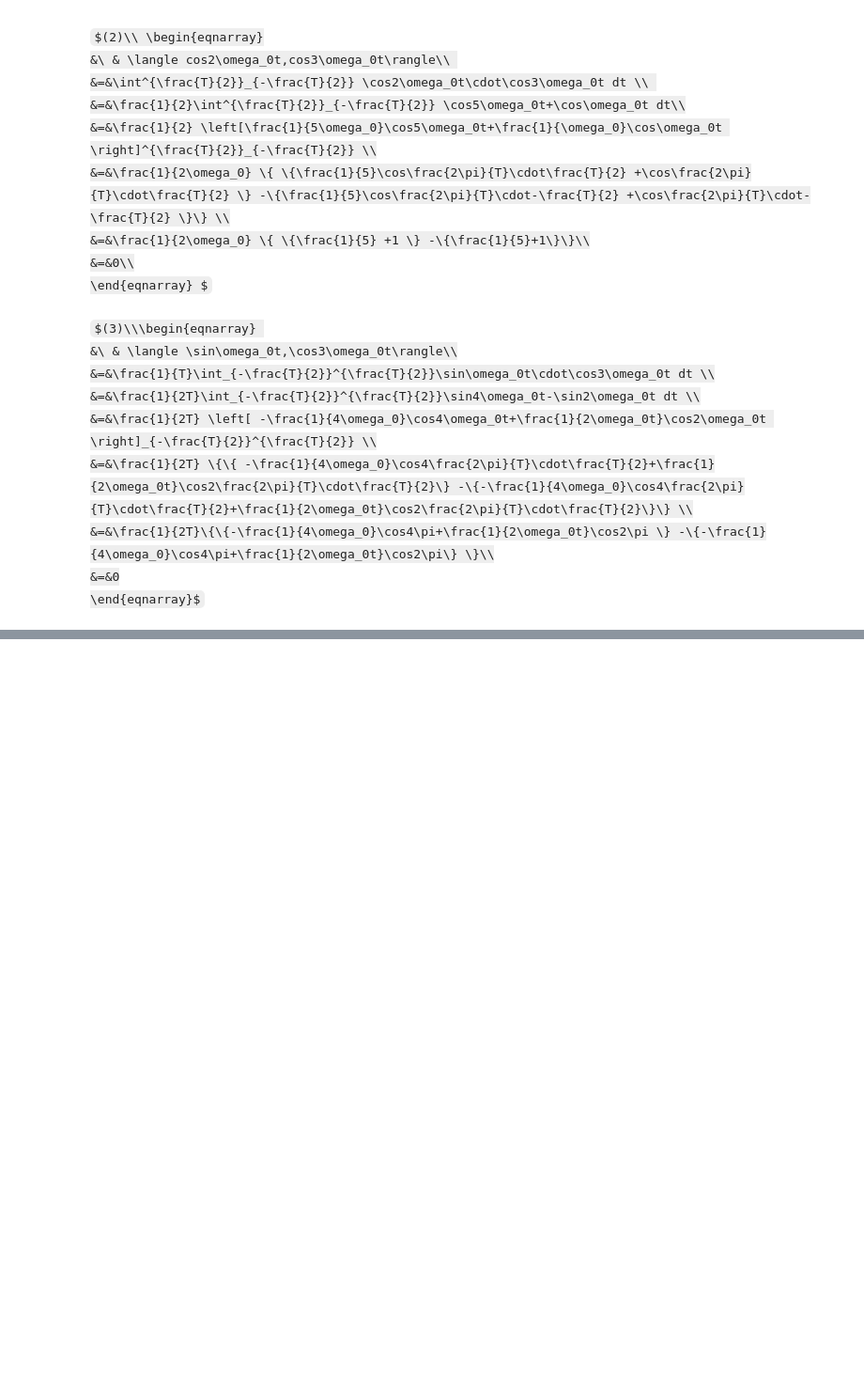
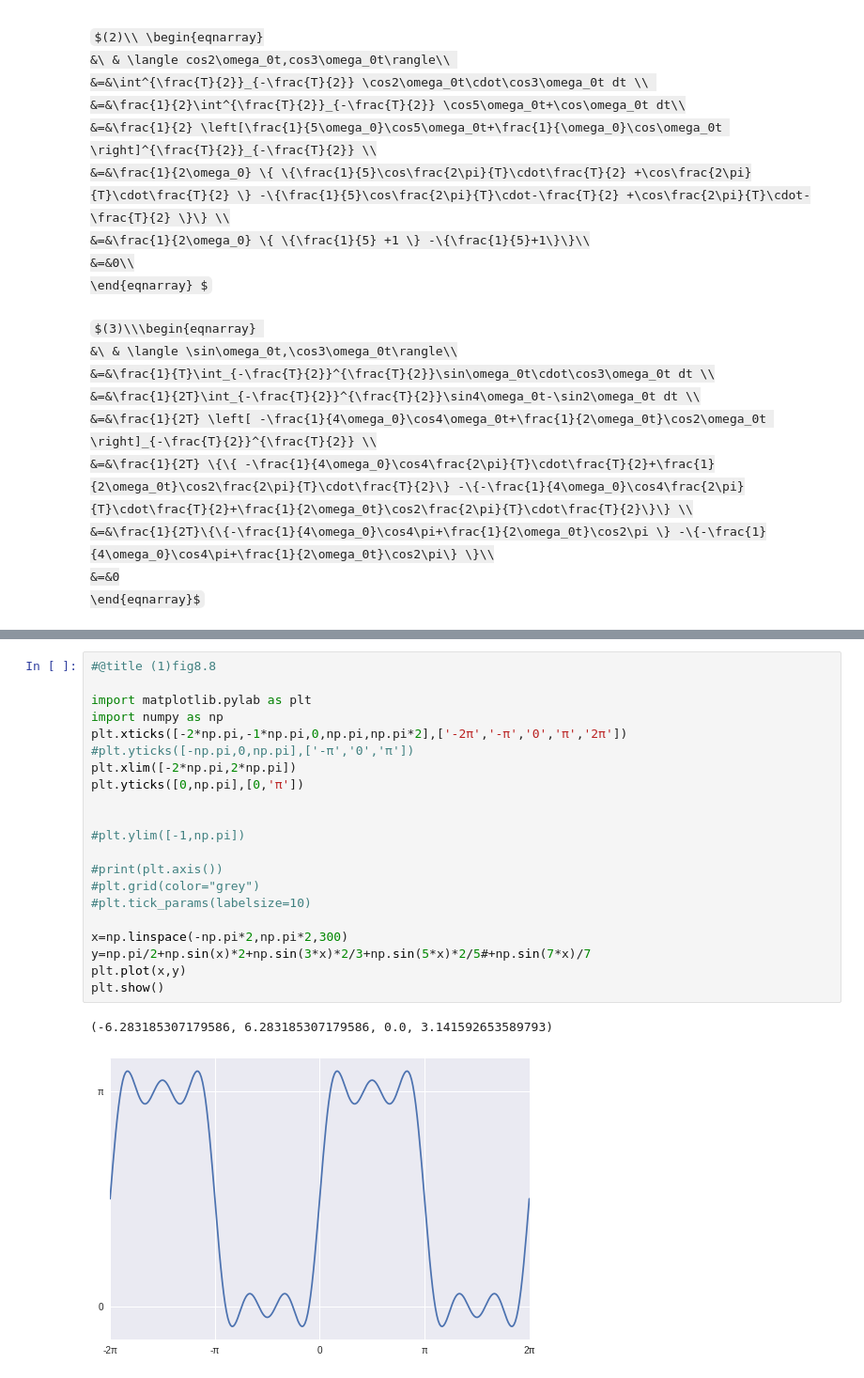
Before and after one commit to sakakendo/notebook, a Jupyter notebook: apm1_3.ipynb, the cells around one changed output, grey strips where cells are left out. Shown at 94% size. Cells and saved outputs as stored; diff of their text form; some formulas as TeX source; blank space fills up the shorter version.

```diff
--- a/apm1_3.ipynb
+++ b/apm1_3.ipynb
@@ -93 +75,25 @@ plt.show()
+# %%
+#@title (1)fig8.8
+
+import matplotlib.pylab as plt
+import numpy as np
+plt.xticks([-2*np.pi,-1*np.pi,0,np.pi,np.pi*2],['-2π','-π','0','π','2π'])
+#plt.yticks([-np.pi,0,np.pi],['-π','0','π'])
+plt.xlim([-2*np.pi,2*np.pi])
+plt.yticks([0,np.pi],[0,'π'])
+
+
+#plt.ylim([-1,np.pi])
+
+#print(plt.axis())
+#plt.grid(color="grey")
+#plt.tick_params(labelsize=10)
+
+x=np.linspace(-np.pi*2,np.pi*2,300)
+y=np.pi/2+np.sin(x)*2+np.sin(3*x)*2/3+np.sin(5*x)*2/5#+np.sin(7*x)/7
+plt.plot(x,y)
+plt.show()
+# %% [output]
+(-6.283185307179586, 6.283185307179586, 0.0, 3.141592653589793)
+[figure, added]
 # %%
```
Also changed, not shown: parts of 9 cells of this notebook.
